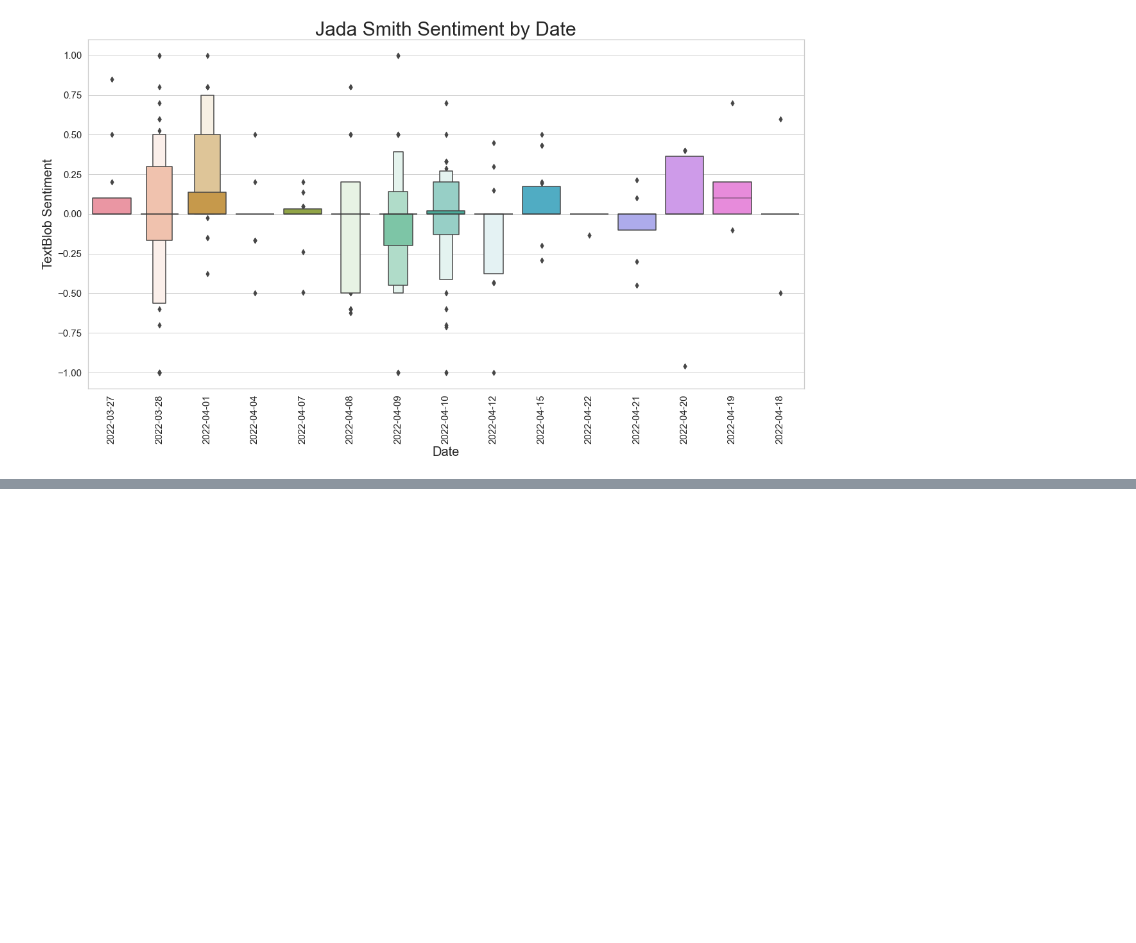
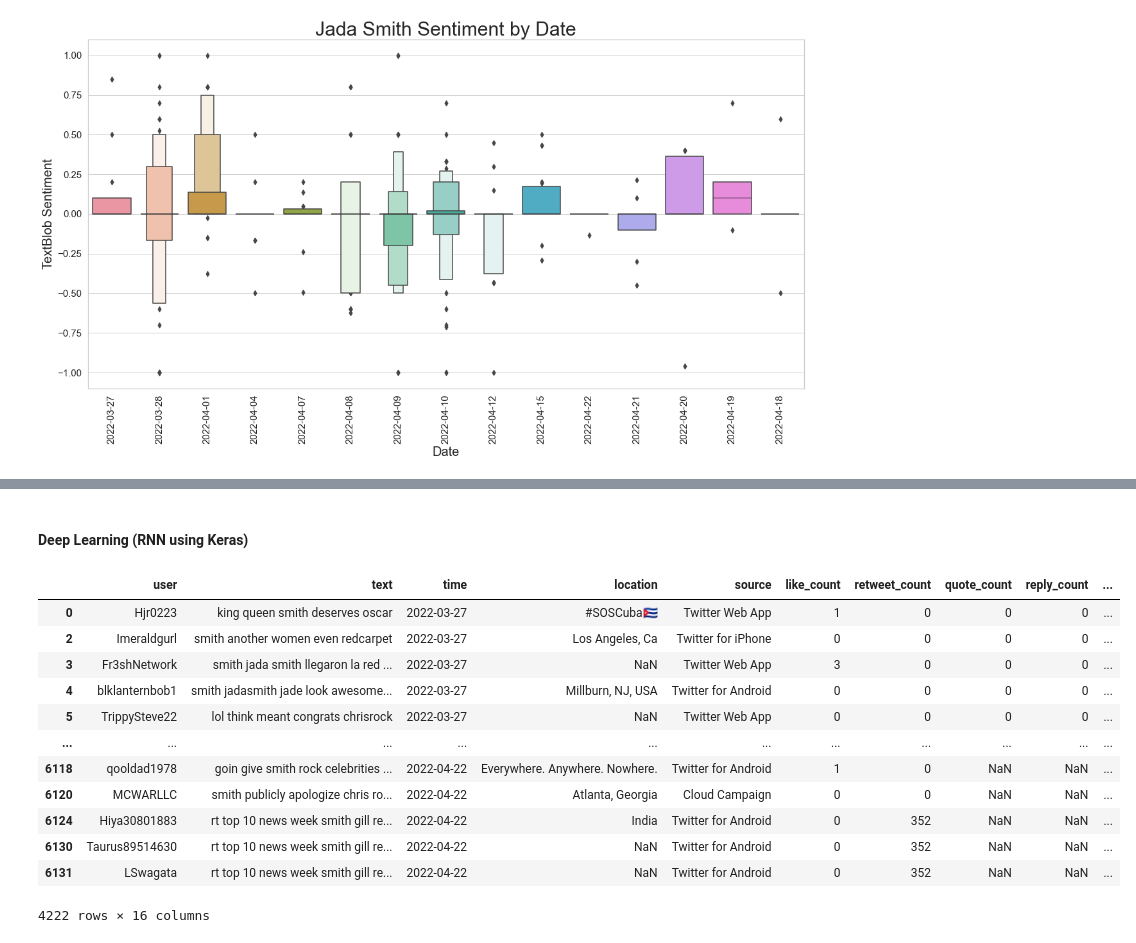
Before and after one commit to StockJanitor/Project43_Twitter, a Jupyter notebook: Project43_Twitter.ipynb, the cells around one changed output, grey strips where cells are left out. Cells and saved outputs as stored; diff of their text form; code cells hidden in the pictures; blank space fills up the shorter version.

```diff
--- a/Project43_Twitter.ipynb
+++ b/Project43_Twitter.ipynb
@@ -791,0 +816,18 @@ Text(0.5, 1.0, 'Chris Rock Sentiment by Date')
+# %% [markdown]
+#### Deep Learning (RNN using Keras)
+# %%
+masterdf5
+# %% [output]
+|  | user | text | time | location | source | like_count | retweet_count | quote_count | reply_count | ... |
+| 0 | Hjr0223 | king queen smith deserves oscar | 2022-03-27 | #SOSCuba🇨🇺 | Twitter Web App | 1 | 0 | 0 | 0 | ... |
+| 2 | Imeraldgurl | smith another women even redcarpet | 2022-03-27 | Los Angeles, Ca | Twitter for iPhone | 0 | 0 | 0 | 0 | ... |
+| 3 | Fr3shNetwork | smith jada smith llegaron la red ... | 2022-03-27 | NaN | Twitter Web App | 3 | 0 | 0 | 0 | ... |
+| 4 | blklanternbob1 | smith jadasmith jade look awesome... | 2022-03-27 | Millburn, NJ, USA | Twitter for Android | 0 | 0 | 0 | 0 | ... |
+| 5 | TrippySteve22 | lol think meant congrats chrisrock | 2022-03-27 | NaN | Twitter Web App | 0 | 0 | 0 | 0 | ... |
+| ... | ... | ... | ... | ... | ... | ... | ... | ... | ... | ... |
+| 6118 | qooldad1978 | goin give smith rock celebrities ... | 2022-04-22 | Everywhere. Anywhere. Nowhere. | Twitter for Android | 1 | 0 | NaN | NaN | ... |
+| 6120 | MCWARLLC | smith publicly apologize chris ro... | 2022-04-22 | Atlanta, Georgia | Cloud Campaign | 0 | 0 | NaN | NaN | ... |
+| 6124 | Hiya30801883 | rt top 10 news week smith gill re... | 2022-04-22 | India | Twitter for Android | 0 | 352 | NaN | NaN | ... |
+| 6130 | Taurus89514630 | rt top 10 news week smith gill re... | 2022-04-22 | NaN | Twitter for Android | 0 | 352 | NaN | NaN | ... |
+| 6131 | LSwagata | rt top 10 news week smith gill re... | 2022-04-22 | NaN | Twitter for Android | 0 | 352 | NaN | NaN | ... |
+4222 rows × 16 columns
```
Also changed, not shown: parts of 13 cells of this notebook.
